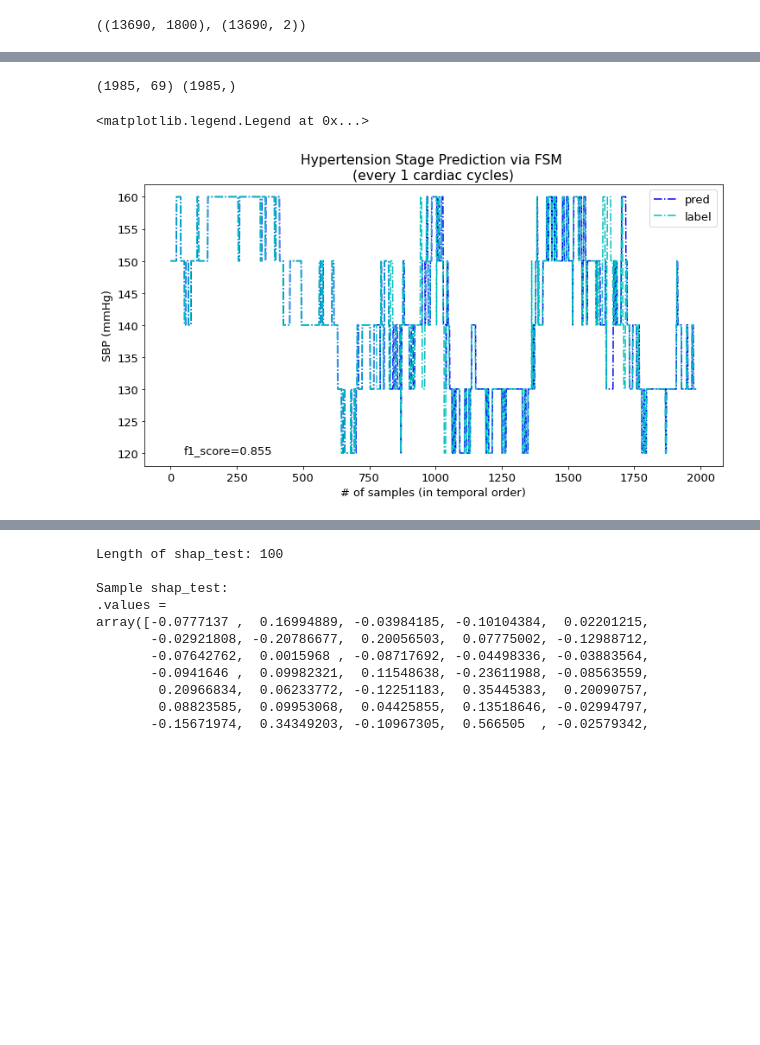
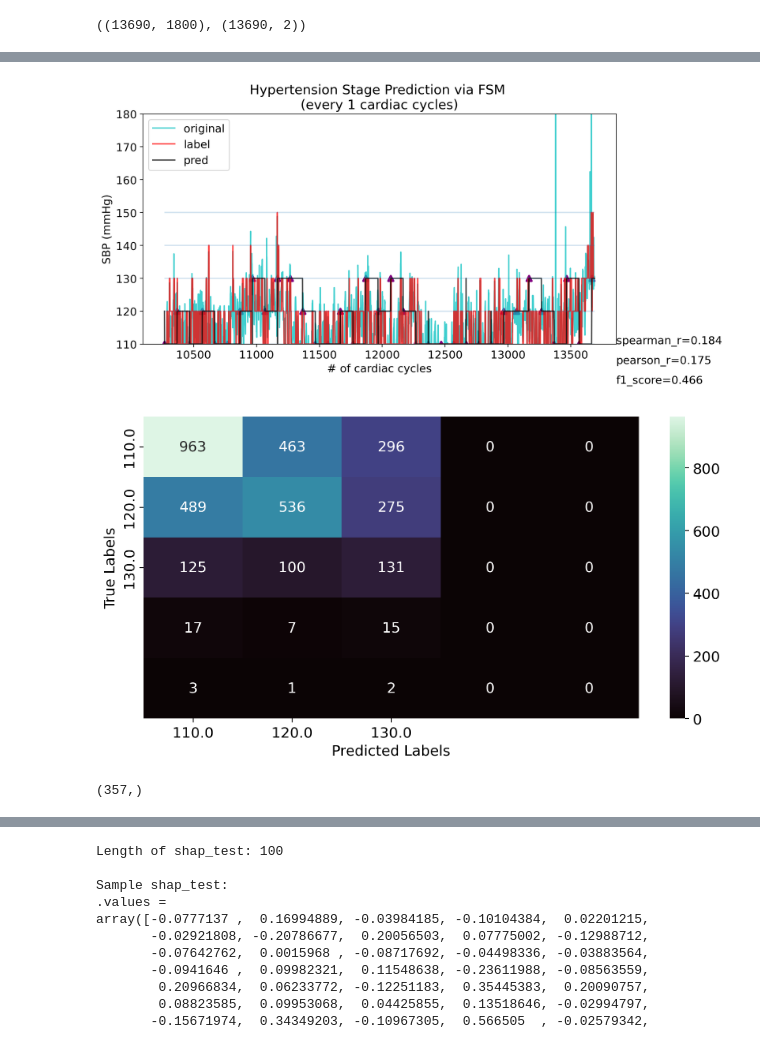
Before and after one commit to Innoversa/subject_variance_analysis, a Jupyter notebook: bin_classification.ipynb, the cells around one changed output, grey strips where cells are left out. Saved outputs shown, nothing was run; the diff lists cells and outputs as text; code cells hidden in the pictures; blank space fills up the shorter version.

```diff
--- a/bin_classification.ipynb
+++ b/bin_classification.ipynb
@@ -257,19 +386,34 @@ result of one prediction=0.950 with resample=False
-# %%
-# X.shape, y.shape, y_stage.shape
-hop=1
-xgb_dict, predicted_values, cs = test_FSM_model(X[cut_off:], y_plot[cut_off:], xgb_dict, hop=hop, current_stage=y_plot[cut_off])
-# %% [output]
-(1985, 69) (1985,)
 # %%
-plt.rcParams['figure.figsize'] = (12.0, 6.0)
-plt.plot(np.arange(0,len(cs)), cs,'b-.', label='pred')
-plt.plot(np.arange(0,len(cs)), y_plot[cut_off:][::hop],'c-.', label='label')
-current_score = metrics.f1_score(cs, y_plot[cut_off:][::hop], average='weighted')
-plt.text(len(cs)//40, 120, f'f1_score={current_score:.3f}')
+hop=1
+hint_freq=100
+pred_thre=0.0
+xgb_dict, y_preds, cs = test_FSM_model(X_test[:], xgb_dict, hop=hop, norm_list=norm_list, current_stages=y_test[::hint_freq], hint_freq=hint_freq, pred_thre=pred_thre)
+plt.figure(figsize=(10, 5), dpi=200)
+plt.plot(np.arange(cut_off,cut_off+len(cs)), y[cut_off:,0][::hop],'c-', alpha=0.75, label='original')
+plt.plot(np.arange(cut_off,cut_off+len(cs)), y_test[:][::hop],'r-', alpha=0.75, label='label')
+plt.plot(np.arange(cut_off,cut_off+len(cs)), cs,'k-', alpha=0.75, label='pred')
+current_score = f1_score(cs, y_test[:][::hop], average='weighted')
+pearson_score, _ = scipy.stats.pearsonr(cs, y_test[:][::hop])
+spearman_score, _ = scipy.stats.spearmanr(cs, y_test[:][::hop])
+plt.text(cut_off+len(cs)*1.05, np.min(y_test)-12, f'f1_score={current_score:.3f}')
+plt.text(cut_off+len(cs)*1.05, np.min(y_test)-6, f'pearson_r={pearson_score:.3f}')
+plt.text(cut_off+len(cs)*1.05, np.min(y_test)-0, f'spearman_r={spearman_score:.3f}')
 plt.title(f'Hypertension Stage Prediction via FSM \n(every {hop} cardiac cycles)')
 plt.ylabel('SBP (mmHg)')
-plt.xlabel('# of samples (in temporal order)')
-plt.legend()# plt.plot(np.where(y_stage[-100:] == 130, 130, 1),'r-.')
+plt.scatter(np.arange(cut_off, cut_off+len(y_test), hint_freq), y_test[::hint_freq], marker='^', linewidths=2.5, color='purple')
+plt.hlines(norm_list, xmin=cut_off, xmax=cut_off+len(cs), alpha=0.2)
+plt.xlabel('# of cardiac cycles')
+plt.ylim([110, 180])
+plt.legend()
+plt.figure(figsize = (10,5), dpi=200)
+sns.heatmap(confusion_matrix(y_test[:][::hop], cs), annot = True, xticklabels = np.unique(cs), yticklabels = np.unique(cs), cmap = 'mako', fmt='g')
+plt.xlabel('Predicted Labels')
+plt.ylabel('True Labels')
+plt.show()
 # %% [output]
-<matplotlib.legend.Legend at 0x...>
-[figure, old version]
+[figure, new version]
+[figure, added]
+# %%
+y_test.shape
+# %% [output]
+(357,)
```
Also changed, not shown: parts of 55 cells of this notebook, 5 other files.
